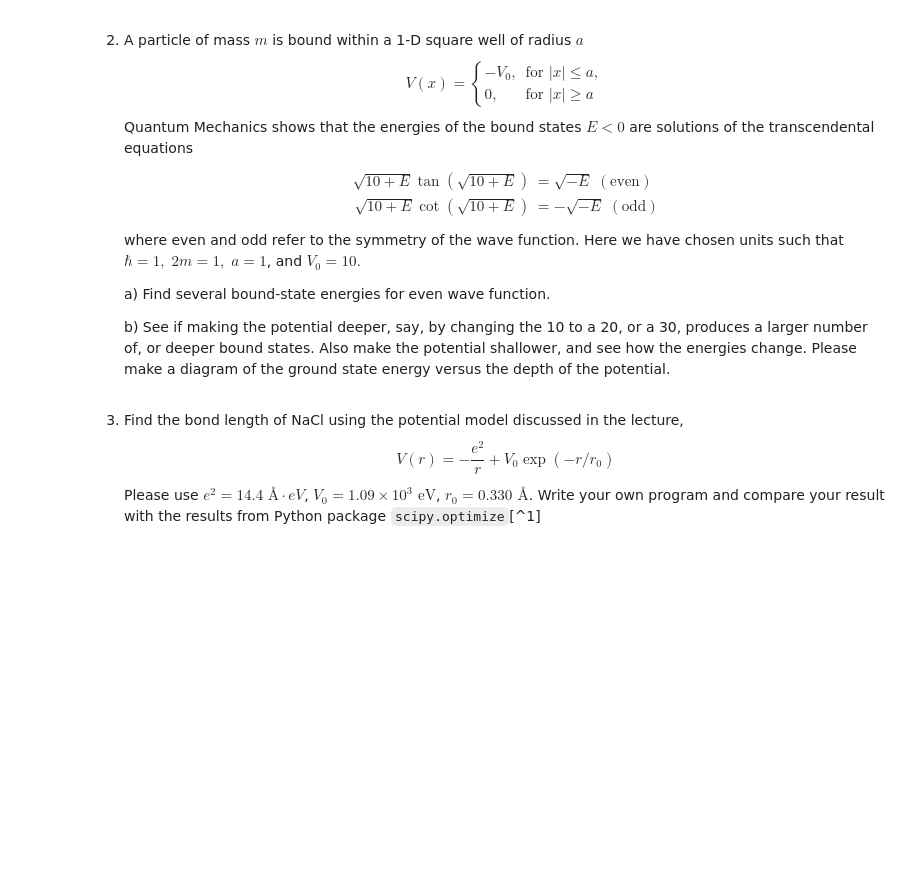
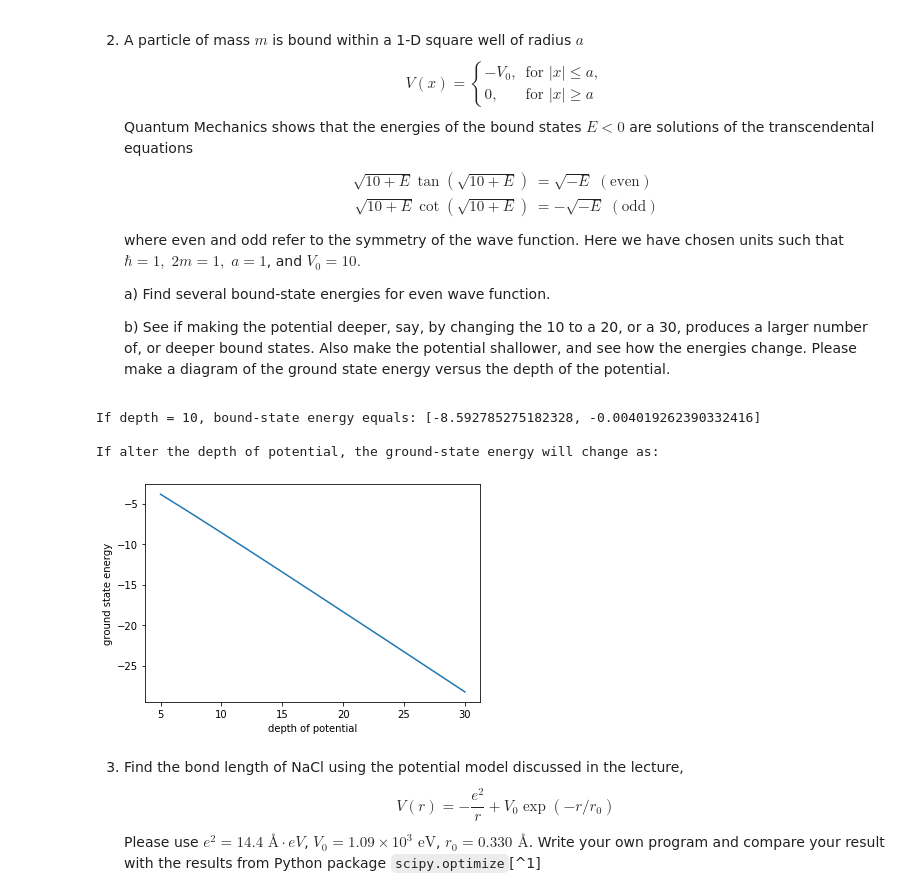
Before and after one commit to Little-old-brother-team/GroupWork, a Jupyter notebook: Week5/第五周作业.ipynb, the cells around one changed output. Drawn from its saved outputs; the diff is of its cells as text; code cells hidden in the pictures; blank space fills up the shorter version.

```diff
--- a/Week5/第五周作业.ipynb
+++ b/Week5/第五周作业.ipynb
@@ -27,6 +27,73 @@
     a) Find several bound-state energies for even wave function.
 
     b) See if making the potential deeper, say, by changing the 10 to a 20, or a 30, produces a larger number of, or deeper bound states. Also make the potential shallower, and see how the energies change. Please make a diagram of the ground state energy versus the depth of the potential.
+# %%
+import numpy as np
+import matplotlib.pyplot as plt
+%matplotlib inline
+
+# By definition, -10 < E < 0.
+Emin, Emax, depth = -10, 0, np.linspace(5,30,12)
+E = np.linspace(Emin,Emax,1000)
+
+def bisection(f,left,right):
+    # Carry out bisection algorithm to find solution between given section.
+    # f is the input function; left and right is the two start side
+    tolerance = 1e-10
+    while abs(right-left) > tolerance:
+        mid = (left + right) / 2
+        if f(mid) == 0:
+            break
+        else:
+            if f(mid)*f(right) < 0:
+                left = mid
+            else:
+                right = mid
+    return mid
+
+def diff_depth(depth):
+    # Since tan(x) grows too sharp near pi/2, thus I mutiplies exp(E) on both sides
+    Emin, Emax = -depth, 0
+    E = np.linspace(Emin,Emax,1000)
+    left = np.sqrt(depth+E)*np.tan(np.sqrt(depth+E)) * np.exp(E)
+    right = np.sqrt(-E) * np.exp(E)
+    last_compair = left[0] > right[0]  # Initialize for the first run
+    roots = []  # Container for the roots.
+
+    # Build the function to carry out bisection.
+    def EE(E):
+        result = np.exp(E)*(np.sqrt(depth+E)*np.tan(np.sqrt(depth+E))-np.sqrt(-E))
+        return result
+
+    # Then find the turing point.
+    for idx,e in enumerate(E):
+        compair = left[idx] > right[idx]
+        if last_compair != compair:
+            root = bisection(EE,E[idx-1],E[idx])
+            # Attention! 'tan(x)' is not contineous for all x
+            # so we need to check out whether it is a solution.
+            if abs(EE(root)) < 1e-8:
+                roots.append(root)
+        last_compair = compair
+    return roots
+
+print("If depth = 10, bound-state energy equals: {}\n".format(diff_depth(10)))
+
+# If the depth of potential changes, so does the range of E.
+# In general, -depth < E < 0.
+roots = []
+for dep in depth:
+    roots.append(min(diff_depth(dep)))
+plt.plot(depth,roots)
+plt.xlabel("depth of potential")
+plt.ylabel("ground state energy")
+print("If alter the depth of potential, the ground-state energy will change as:")
+plt.show()
+# %% [output]
+If depth = 10, bound-state energy equals: [-8.592785275182328, -0.004019262390332416]
+
+If alter the depth of potential, the ground-state energy will change as:
+[figure, added]
 # %% [markdown]
 3. Find the bond length of NaCl using the potential model discussed in the lecture,
     $$
```
